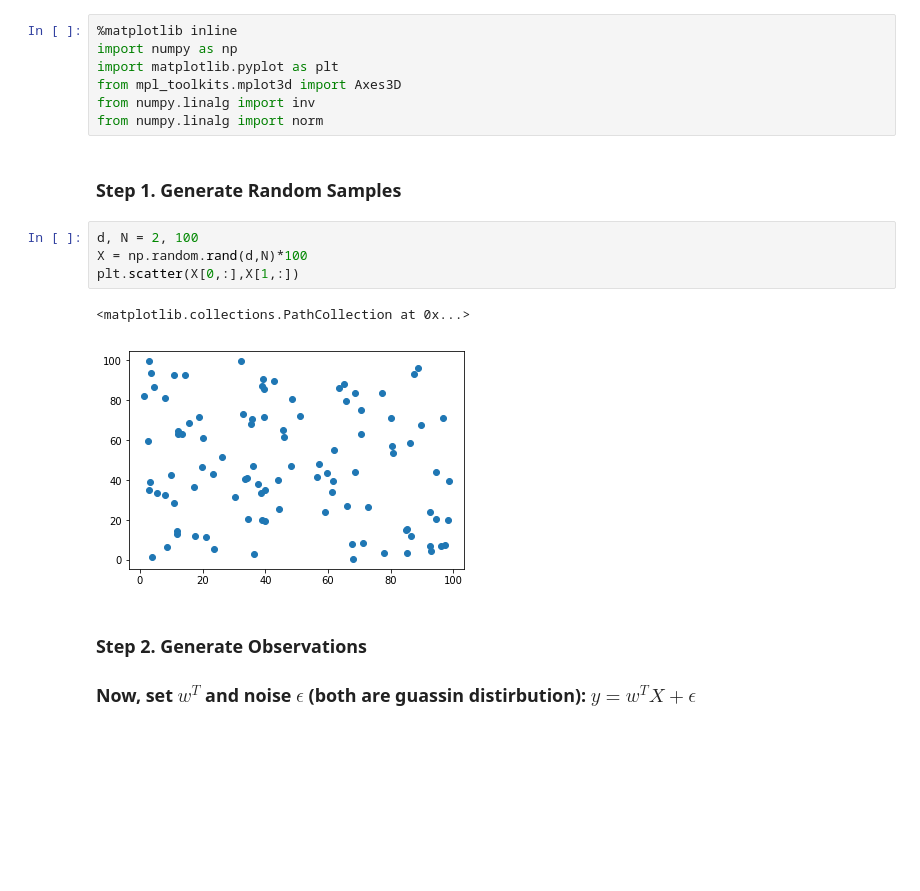
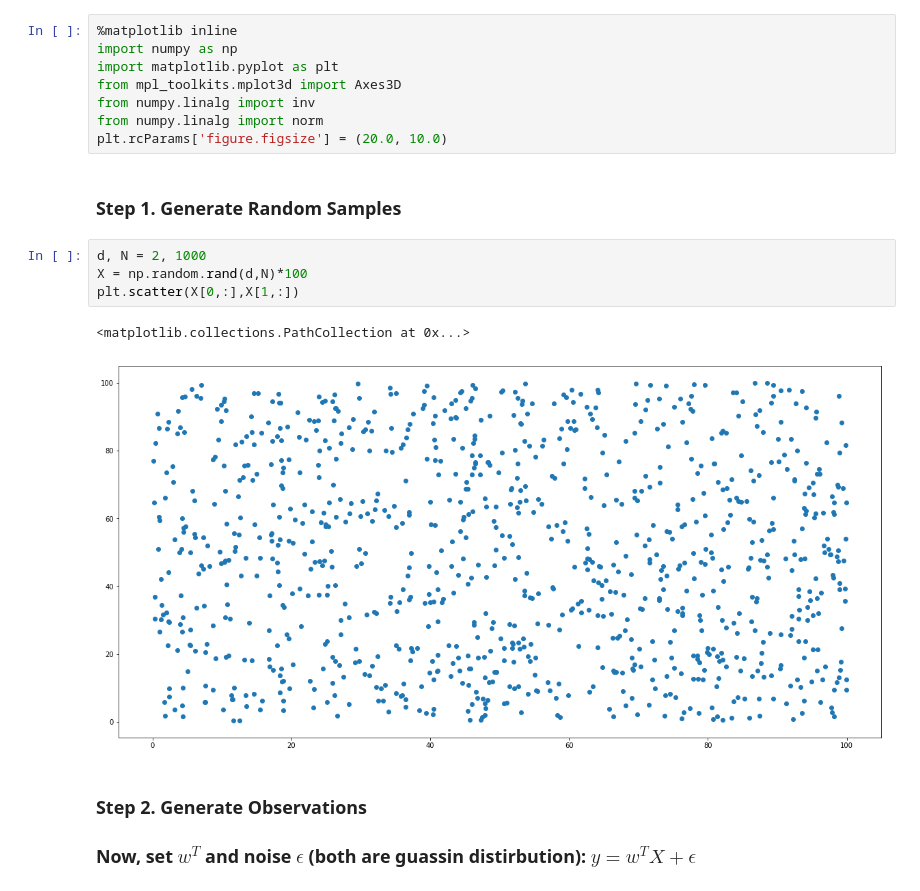
Before and after one commit to AkatsukiSirius/Machine-Learning-Notes, a Jupyter notebook: Lec 2. Linear Regression.ipynb, the cells around one changed output. Saved outputs shown, nothing was run; the diff lists cells and outputs as text; blank space fills up the shorter version.

```diff
--- a/Lec 2. Linear Regression.ipynb
+++ b/Lec 2. Linear Regression.ipynb
@@ -215,15 +219,16 @@ import matplotlib.pyplot as plt
 from mpl_toolkits.mplot3d import Axes3D
 from numpy.linalg import inv
 from numpy.linalg import norm
+plt.rcParams['figure.figsize'] = (20.0, 10.0)
 # %% [markdown]
 ### Step 1. Generate Random Samples
 # %%
-d, N = 2, 100
+d, N = 2, 1000
 X = np.random.rand(d,N)*100
 plt.scatter(X[0,:],X[1,:])
 # %% [output]
 <matplotlib.collections.PathCollection at 0x...>
-[figure, old version]
+[figure, new version]
 # %% [markdown]
 ### Step 2. Generate Observations
 
```
Also changed, not shown: parts of 63 cells of this notebook, 6 other files.
